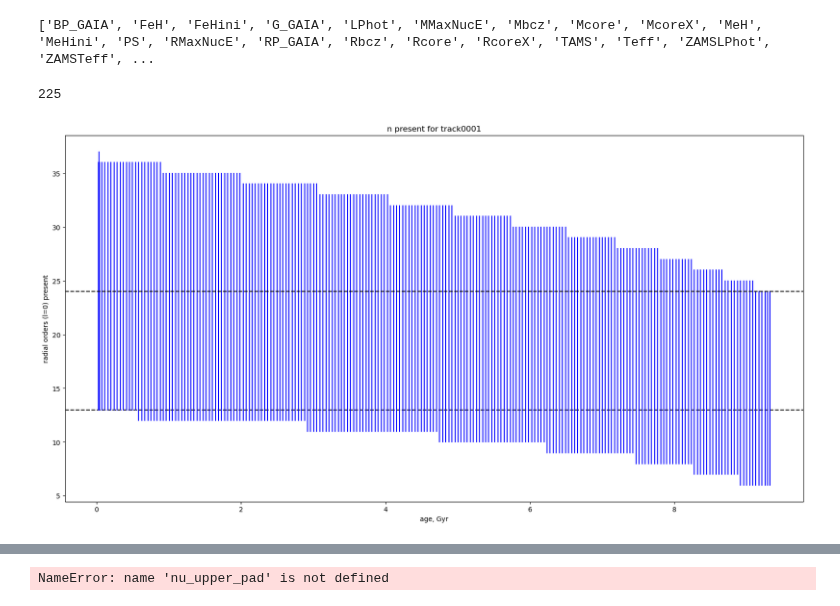
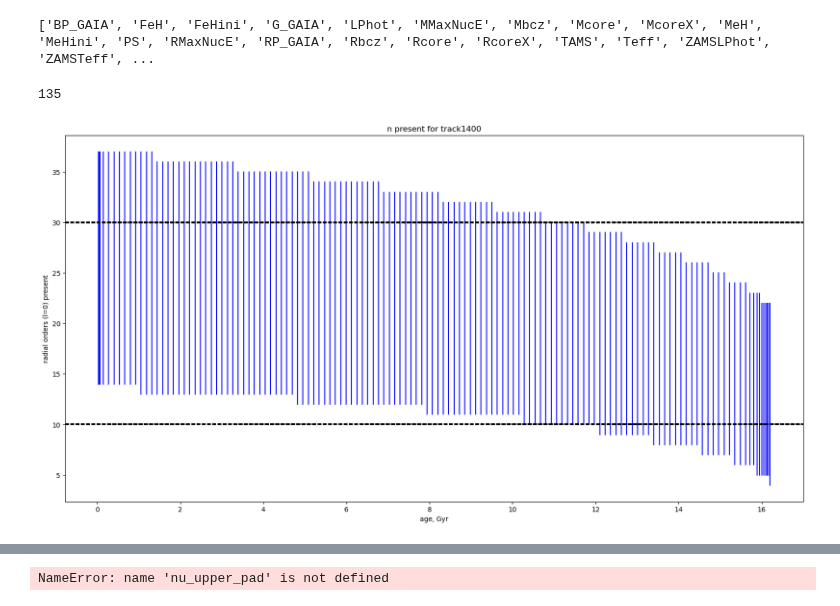
Before and after one commit to ojscutt/pitchfork, a Jupyter notebook: 0_data_sandbox_Barbie_padding.ipynb, the cells around one changed output, grey strips where cells are left out. Drawn from its saved outputs; the diff is of its cells as text; code cells hidden in the pictures.

```diff
--- a/0_data_sandbox_Barbie_padding.ipynb
+++ b/0_data_sandbox_Barbie_padding.ipynb
@@ -28,36 +28,38 @@ print(list(barbie_h5['grid/tracks/track0001']))
 # %%
 def n_present_plot(grid, track_id, max_age=np.inf):
     plt.figure(figsize=(20,10))
 
     points = np.array(grid['grid/tracks/track'+track_id+'/age'])[np.where(np.array(grid['grid/tracks/track'+track_id+'/age'])<=max_age)[0]]
     first_point = points[0]
     last_point = points[-1]
 
     i = 0
     for point in points:
         osckeys = grid['grid/tracks/track'+track_id+'/osckey']
         n_upper = osckeys[i][1][np.where(osckeys[i][0] == 0)[0][-1]]
         n_lower = osckeys[i][1][np.where(osckeys[i][0] == 0)[0][0]]
 
         plt.plot(np.full(2,point)/1000, np.array([n_upper, n_lower]), color='blue')
 
-        if point == first_point:
-            plt.axhline(n_lower, linestyle='dashed', color='black')
-        elif point == last_point:
-            plt.axhline(n_upper, linestyle='dashed', color='black')
+        plt.axhline(10, linestyle='dashed', color='black')
+        plt.axhline(30, linestyle='dashed', color='black')
+        # if point == first_point:
+        #     plt.axhline(n_lower, linestyle='dashed', color='black')
+        # elif point == last_point:
+        #     plt.axhline(n_upper, linestyle='dashed', color='black')
         i+=1
 
     plt.xlabel('age, Gyr')
     plt.ylabel('radial orders (l=0) present')
     plt.title('n present for track'+track_id)
     print(i)
 
-n_present_plot(barbie_h5, '0001')
+n_present_plot(barbie_h5, '1400')
 #print(barbie_h5['grid/tracks/track0001/osckey'][0][1][np.where(barbie_h5['grid/tracks/track0001/osckey'][0][0] == 0)])
 #print(barbie_h5['grid/tracks/track0001/osc'][0][0][np.where(barbie_h5['grid/tracks/track0001/osckey'][0][0] == 0)])
 # %% [output]
-225
+135
-[figure, old version]
+[figure, new version]
 # %%
 def n_padded_plot(grid, track_id, n_min=15, n_max=25, max_age=np.inf):
     plt.figure(figsize=(20,10))
```
Also changed, not shown: parts of 3 cells of this notebook, 2 other files.
